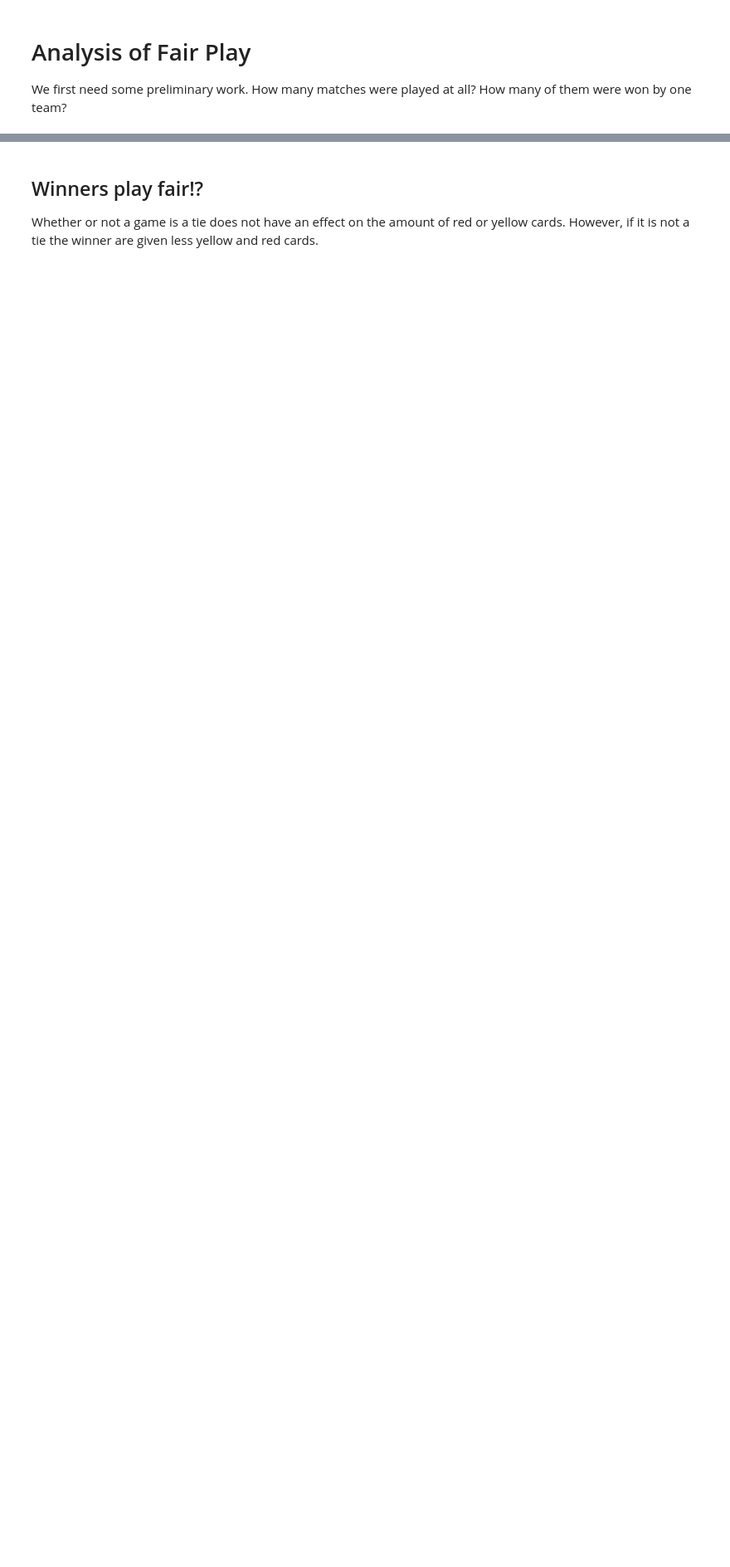
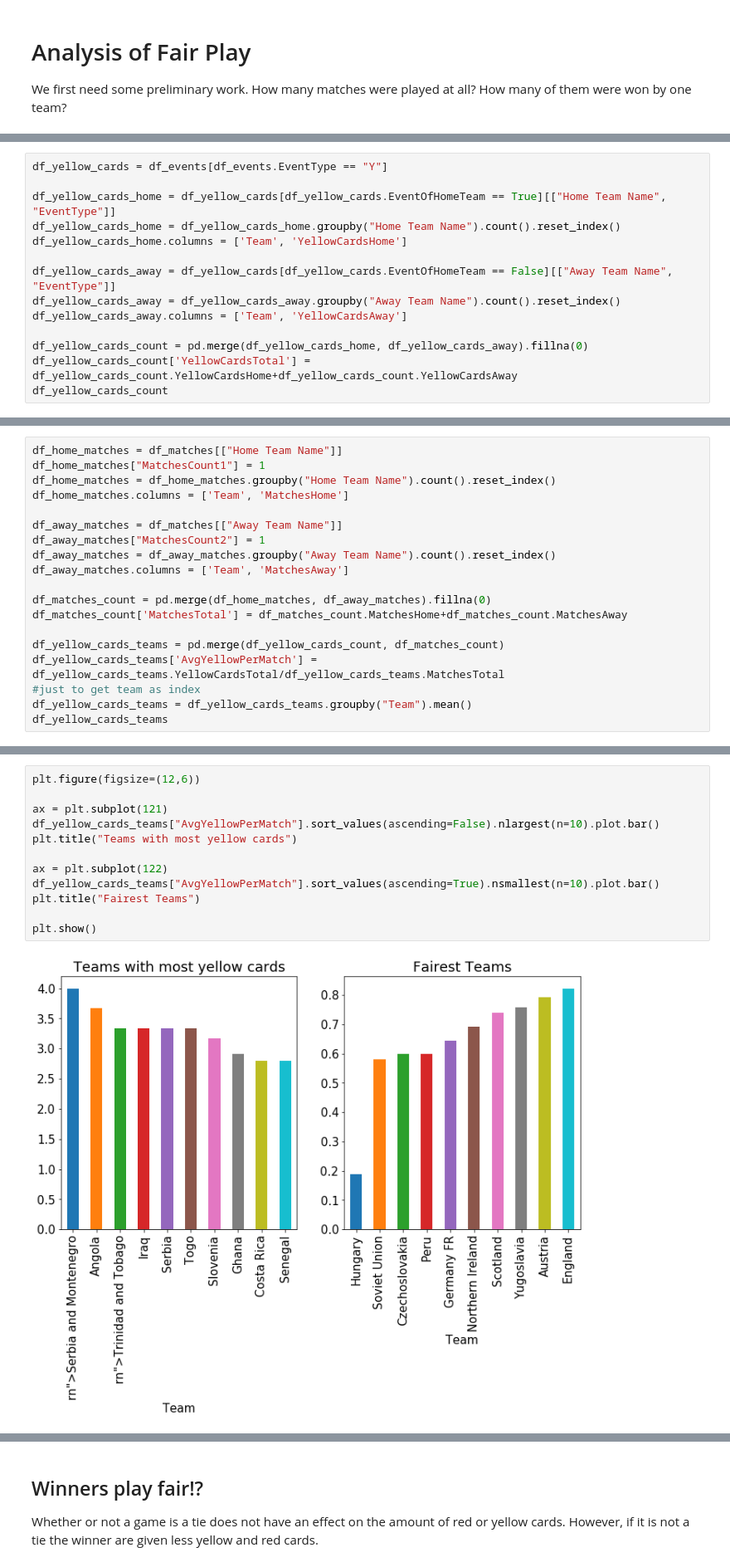
Before and after one commit to bhilprecht/ml-world-championship, a Jupyter notebook: FIFA_WM_Benjamin.ipynb, the cells around one changed output, grey strips where cells are left out. Shown: that part at 83% size. Cells and saved outputs as stored; diff of their text form; blank space fills up the shorter version.

```diff
--- a/FIFA_WM_Benjamin.ipynb
+++ b/FIFA_WM_Benjamin.ipynb
@@ -121,0 +159,14 @@ df_cards.assign(AvgPerGame = lambda x : x.Total/num_matches_total)
+# %%
+df_yellow_cards = df_events[df_events.EventType == "Y"]
+
+df_yellow_cards_home = df_yellow_cards[df_yellow_cards.EventOfHomeTeam == True][["Home Team Name", "EventType"]]
+df_yellow_cards_home = df_yellow_cards_home.groupby("Home Team Name").count().reset_index()
+df_yellow_cards_home.columns = ['Team', 'YellowCardsHome']
+
+df_yellow_cards_away = df_yellow_cards[df_yellow_cards.EventOfHomeTeam == False][["Away Team Name", "EventType"]]
+df_yellow_cards_away = df_yellow_cards_away.groupby("Away Team Name").count().reset_index()
+df_yellow_cards_away.columns = ['Team', 'YellowCardsAway']
+
+df_yellow_cards_count = pd.merge(df_yellow_cards_home, df_yellow_cards_away).fillna(0)
+df_yellow_cards_count['YellowCardsTotal'] = df_yellow_cards_count.YellowCardsHome+df_yellow_cards_count.YellowCardsAway
+df_yellow_cards_count
@@ -121,0 +194,19 @@ df_cards.assign(AvgPerGame = lambda x : x.Total/num_matches_total)
+# %%
+df_home_matches = df_matches[["Home Team Name"]]
+df_home_matches["MatchesCount1"] = 1
+df_home_matches = df_home_matches.groupby("Home Team Name").count().reset_index()
+df_home_matches.columns = ['Team', 'MatchesHome']
+
+df_away_matches = df_matches[["Away Team Name"]]
+df_away_matches["MatchesCount2"] = 1
+df_away_matches = df_away_matches.groupby("Away Team Name").count().reset_index()
+df_away_matches.columns = ['Team', 'MatchesAway']
+
+df_matches_count = pd.merge(df_home_matches, df_away_matches).fillna(0)
+df_matches_count['MatchesTotal'] = df_matches_count.MatchesHome+df_matches_count.MatchesAway
+
+df_yellow_cards_teams = pd.merge(df_yellow_cards_count, df_matches_count)
+df_yellow_cards_teams['AvgYellowPerMatch'] = df_yellow_cards_teams.YellowCardsTotal/df_yellow_cards_teams.MatchesTotal
+#just to get team as index
+df_yellow_cards_teams = df_yellow_cards_teams.groupby("Team").mean()
+df_yellow_cards_teams
@@ -121,0 +245,14 @@ df_cards.assign(AvgPerGame = lambda x : x.Total/num_matches_total)
+# %%
+plt.figure(figsize=(12,6))
+
+ax = plt.subplot(121)
+df_yellow_cards_teams["AvgYellowPerMatch"].sort_values(ascending=False).nlargest(n=10).plot.bar()
+plt.title("Teams with most yellow cards")
+
+ax = plt.subplot(122)
+df_yellow_cards_teams["AvgYellowPerMatch"].sort_values(ascending=True).nsmallest(n=10).plot.bar()
+plt.title("Fairest Teams")
+
+plt.show()
+# %% [output]
+[figure, added]
```
Also changed, not shown: parts of 20 cells of this notebook, 1 other file.
